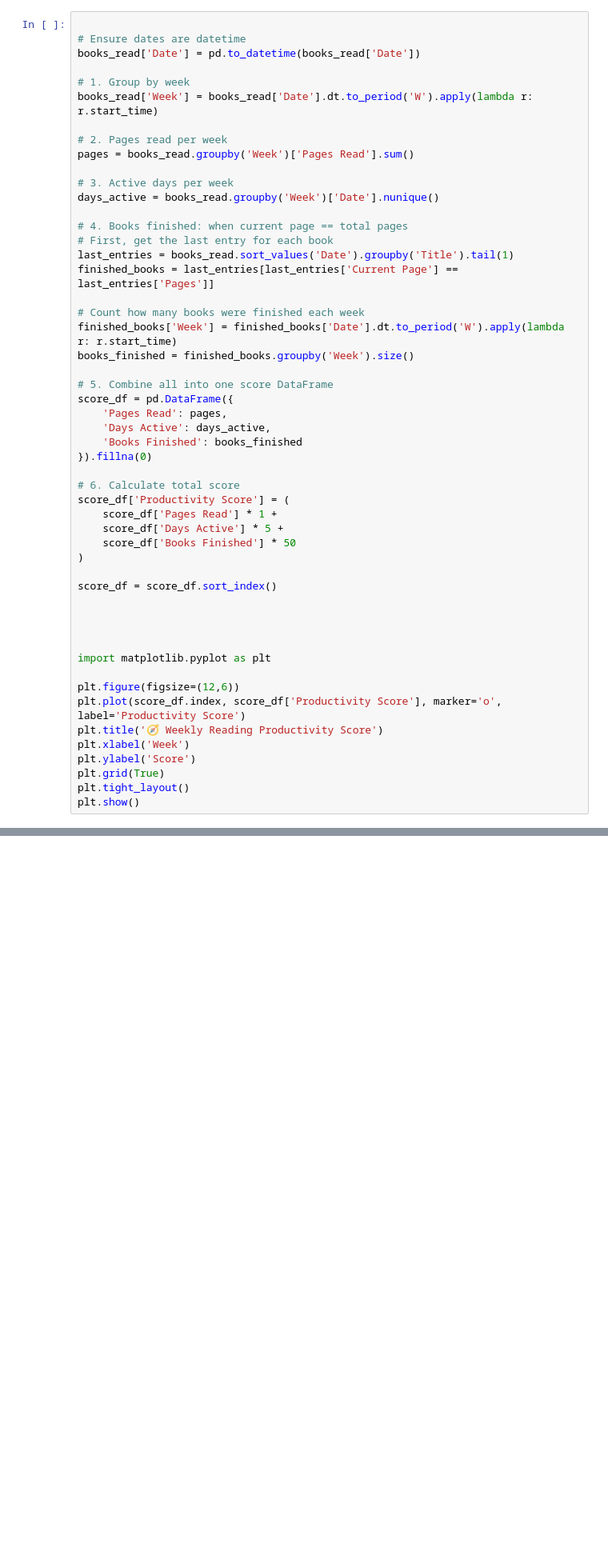
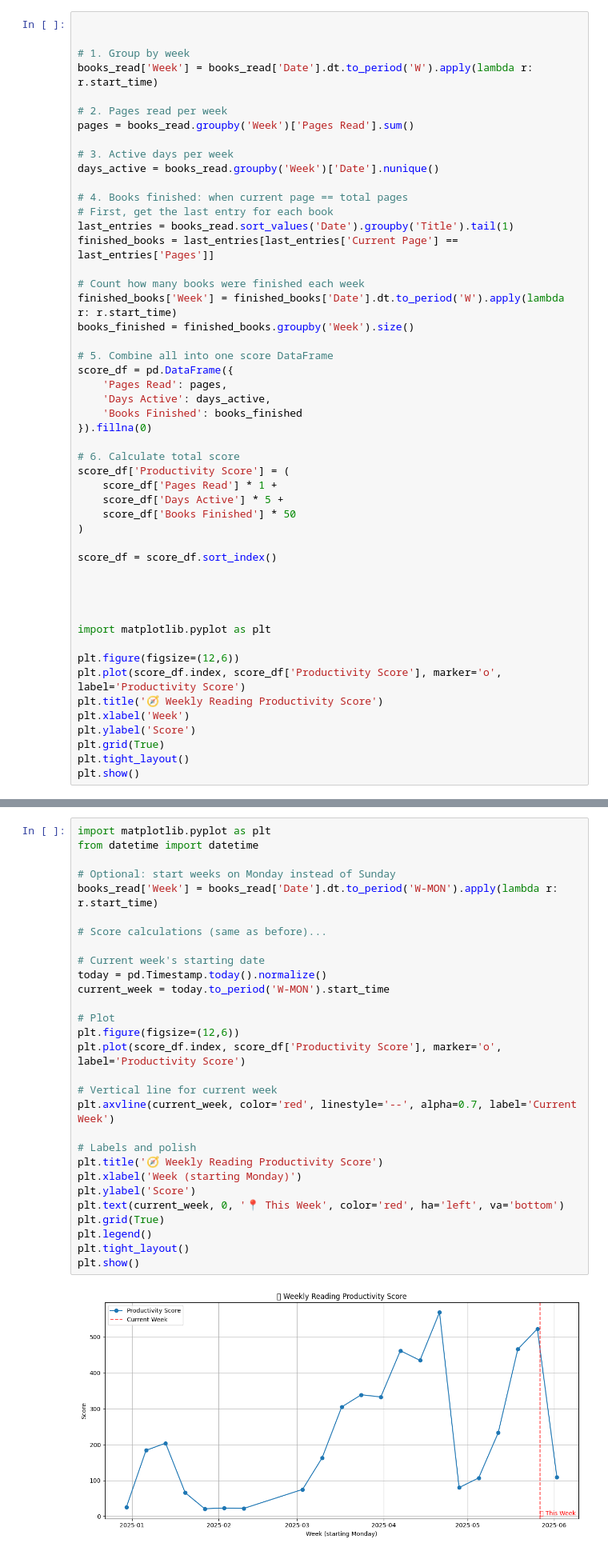
Before and after one commit to Cris2907/lecture-insights, a Jupyter notebook: lecture-insights.ipynb, the cells around one changed output, grey strips where cells are left out. Shown: that part at 80% size. Cells and saved outputs as stored; diff of their text form; blank space fills up the shorter version.

Commit message:
Updated weekly score to show current week
Details:
-
-

Refs: #

```diff
--- a/lecture-insights.ipynb
+++ b/lecture-insights.ipynb
@@ -123,8 +123,6 @@ plt.show()
 ## Score per Week
 # %%
 
-# Ensure dates are datetime
-books_read['Date'] = pd.to_datetime(books_read['Date'])
 
 # 1. Group by week
 books_read['Week'] = books_read['Date'].dt.to_period('W').apply(lambda r: r.start_time)
@@ -204,3 +187,34 @@ books_read.groupby('Category').apply(lambda g: g.groupby('Title')['Pages Read'].
+# %%
+import matplotlib.pyplot as plt
+from datetime import datetime
+
+# Optional: start weeks on Monday instead of Sunday
+books_read['Week'] = books_read['Date'].dt.to_period('W-MON').apply(lambda r: r.start_time)
+
+# Score calculations (same as before)...
+
+# Current week's starting date
+today = pd.Timestamp.today().normalize()
+current_week = today.to_period('W-MON').start_time
+
+# Plot
+plt.figure(figsize=(12,6))
+plt.plot(score_df.index, score_df['Productivity Score'], marker='o', label='Productivity Score')
+
+# Vertical line for current week
+plt.axvline(current_week, color='red', linestyle='--', alpha=0.7, label='Current Week')
+
+# Labels and polish
+plt.title('🧭 Weekly Reading Productivity Score')
+plt.xlabel('Week (starting Monday)')
+plt.ylabel('Score')
+plt.text(current_week, 0, '📍 This Week', color='red', ha='left', va='bottom')
+plt.grid(True)
+plt.legend()
+plt.tight_layout()
+plt.show()
+# %% [output]
+[figure, added]
 # %% [markdown]
 # Processing MD file with insights
 # %%
```
Also changed, not shown: parts of 7 cells of this notebook, 3 other files.
